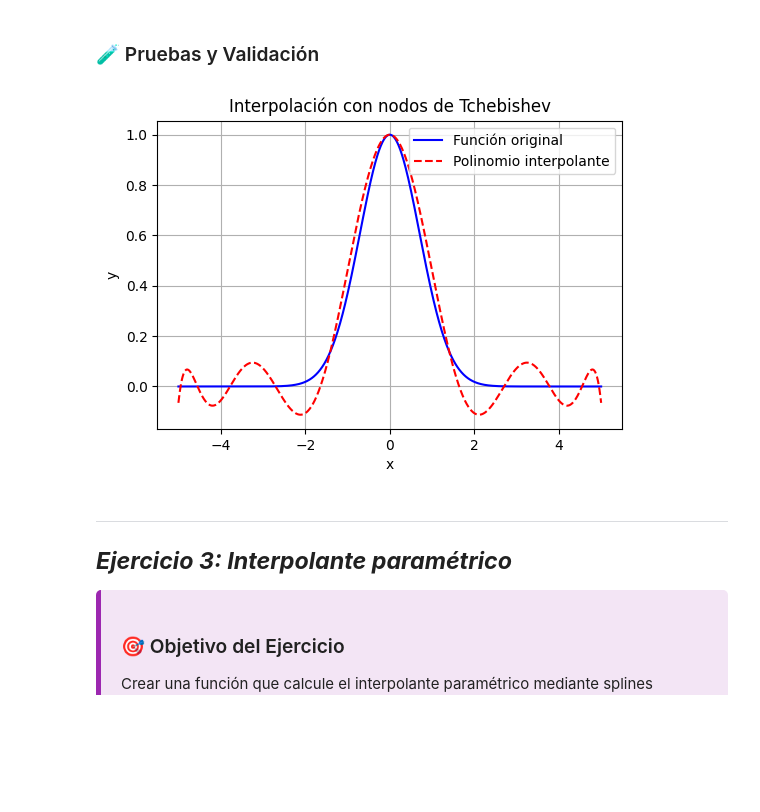
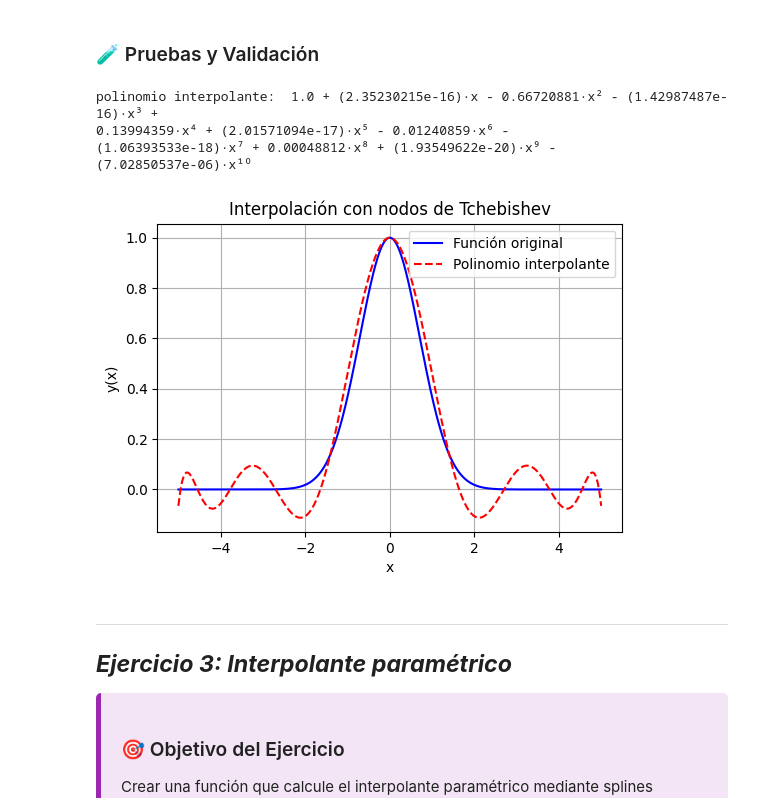
Before and after one commit to Edgarfevi/Proyectos, a Jupyter notebook: Proyectos_python/FISICA/MNAF2025/archivos_py/MNAF2025.ipynb, the cells around one changed output. Cells and saved outputs as stored; diff of their text form; code cells hidden in the pictures; blank space fills up the shorter version.

```diff
--- a/Proyectos_python/FISICA/MNAF2025/archivos_py/MNAF2025.ipynb
+++ b/Proyectos_python/FISICA/MNAF2025/archivos_py/MNAF2025.ipynb
@@ -313,22 +313,26 @@ def itp_Tchebishev(fun,ntps,a,b):
 # %%
 fun=lambda x: e**(-x**2)
 ntps=11
 a=-5
 b=5
 P_itp = itp_Tchebishev(fun,ntps,a,b)
-
+print ("polinomio interpolante: ", P_itp, "\n")
 plt.figure(figsize=(6,4))
 x_vals = np.linspace(a,b,1000)
 plt.plot(x_vals, fun(x_vals), label="Función original", color="blue")
 plt.plot(x_vals, P_itp(x_vals), label="Polinomio interpolante", color="red", linestyle="--")
 plt.title("Interpolación con nodos de Tchebishev")
 plt.xlabel("x")
-plt.ylabel("y")
+plt.ylabel("y(x)")
 plt.legend()
 plt.grid()
 plt.show()
 # %% [output]
+polinomio interpolante:  1.0 + (2.35230215e-16)·x - 0.66720881·x² - (1.42987487e-16)·x³ +
+0.13994359·x⁴ + (2.01571094e-17)·x⁵ - 0.01240859·x⁶ -
+(1.06393533e-18)·x⁷ + 0.00048812·x⁸ + (1.93549622e-20)·x⁹ -
+(7.02850537e-06)·x¹⁰
-[figure, old version]
+[figure, new version]
 # %% [markdown]
 
 ---
```
